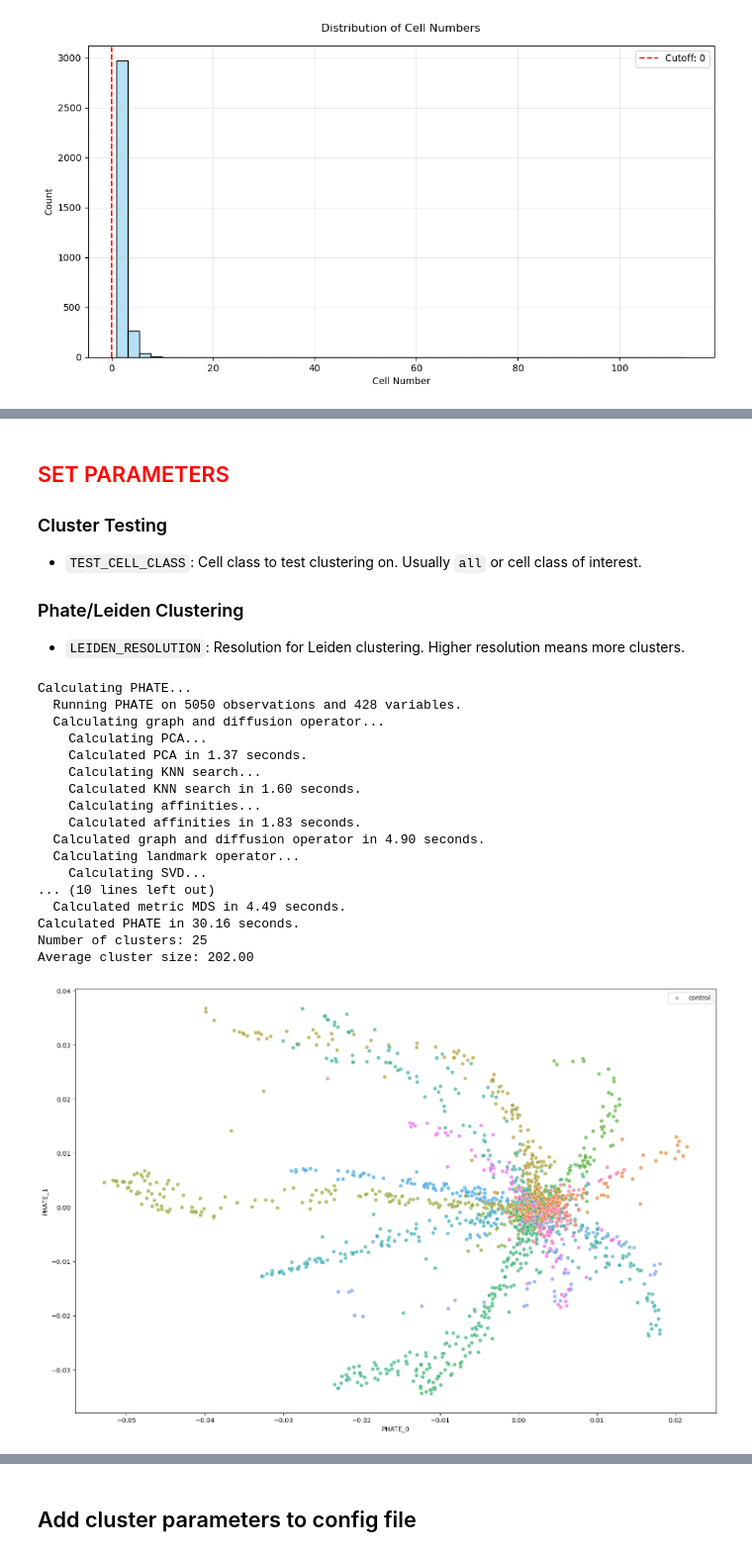
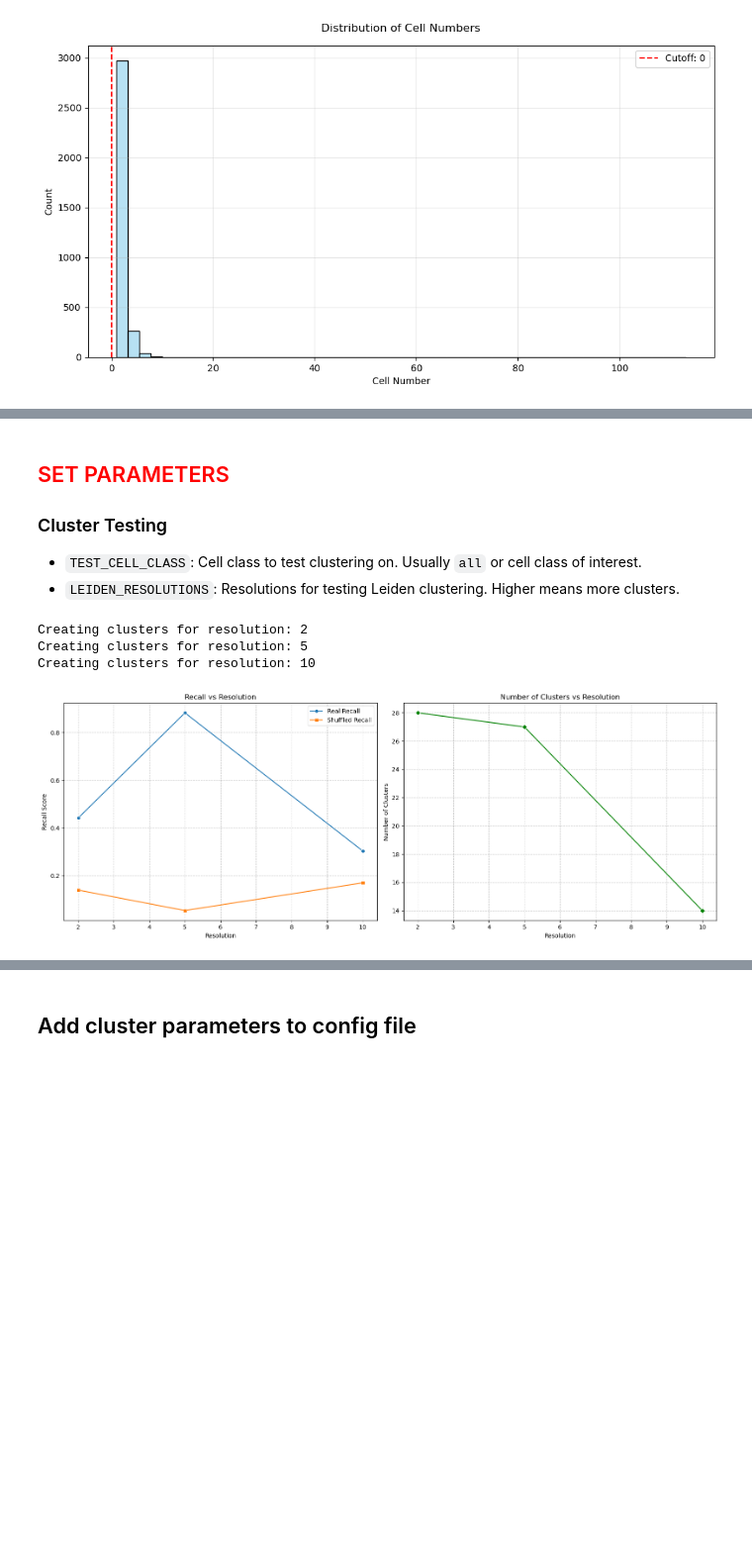
Before and after one commit to cheeseman-lab/brieflow-analysis, a Jupyter notebook: analysis/9.configure_cluster_params.ipynb, the cells around one changed output, grey strips where cells are left out. Shown at 99% size. Saved outputs shown, nothing was run; the diff lists cells and outputs as text; code cells hidden in the pictures; blank space fills up the shorter version.

Commit message:
update cluster nb

```diff
--- a/analysis/9.configure_cluster_params.ipynb
+++ b/analysis/9.configure_cluster_params.ipynb
@@ -79,7 +132,4 @@ Number of genes below cutoff: 0
 ### Cluster Testing
 
 - `TEST_CELL_CLASS`: Cell class to test clustering on. Usually `all` or cell class of interest.
-
-### Phate/Leiden Clustering
-
-- `LEIDEN_RESOLUTION`: Resolution for Leiden clustering. Higher resolution means more clusters.
+- `LEIDEN_RESOLUTIONS`: Resolutions for testing Leiden clustering. Higher means more clusters.
@@ -91,39 +136,33 @@ CONTROL_KEY = config["aggregate"]["control_key"]
+# %%
+TEST_CELL_CLASS = "all"
+
+LEIDEN_RESOLUTIONS = [2, 5, 10]
+# Can do more clusters for higher plot resolution
+# LEIDEN_RESOLUTIONS = [0.5, 1, 2, 5, 10, 20]
+
+CONTROL_KEY = config["aggregate"]["control_key"]
 # %%
 # TODO: update to real paths
 # aggregated_data_path = (
 #     ROOT_FP
 #     / "aggregate"
 #     / "tsvs"
 #     / get_filename({"cell_class": TEST_CELL_CLASS}, "aggregated", "tsv")
 # )
 # aggregated_data = pd.read_csv(aggregated_data_path, sep="\t")
 aggregated_data_path = "/lab/barcheese01/rkern/aggregate_overhaul/brieflow-analysis/analysis/analysis_root/aggregate/parquets/CC-all__aggregated.parquet"
 aggregated_data = pd.read_parquet(aggregated_data_path)
 
-# perform phate leiden clustering
-phate_leiden_clustering = phate_leiden_pipeline(
-    aggregated_data, resolution=LEIDEN_RESOLUTION
-)
+# create baseline data by shuffling columns independently
+shuffled_aggregated_data = aggregated_data.copy()
+feature_start_idx = shuffled_aggregated_data.columns.get_loc("PC_0")
+feature_cols = shuffled_aggregated_data.columns[feature_start_idx:]
+for col in feature_cols:
+    shuffled_aggregated_data[col] = np.random.permutation(shuffled_aggregated_data[col].values)
 
-plate_leiden_cluster_fig = plot_phate_leiden_clusters(
-    phate_leiden_clustering, PERTURBATION_NAME_COL, CONTROL_KEY, figsize=(15, 10)
-)
+resolution_thresholding_df, resolution_thresholding_fig = perform_resolution_thresholding(aggregated_data, shuffled_aggregated_data, LEIDEN_RESOLUTIONS)
 # %% [output]
-Calculating PHATE...
-  Running PHATE on 5050 observations and 428 variables.
-  Calculating graph and diffusion operator...
-    Calculating PCA...
-    Calculated PCA in 1.37 seconds.
-    Calculating KNN search...
-    Calculated KNN search in 1.60 seconds.
-    Calculating affinities...
-    Calculated affinities in 1.83 seconds.
-  Calculated graph and diffusion operator in 4.90 seconds.
-  Calculating landmark operator...
-    Calculating SVD...
-... (10 lines left out)
-  Calculated metric MDS in 4.49 seconds.
-Calculated PHATE in 30.16 seconds.
-Number of clusters: 25
-Average cluster size: 202.00
+Creating clusters for resolution: 2
+Creating clusters for resolution: 5
+Creating clusters for resolution: 10
-[figure, old version]
+[figure, new version]
```
Also changed, not shown: parts of 13 cells of this notebook, 5 other files.
